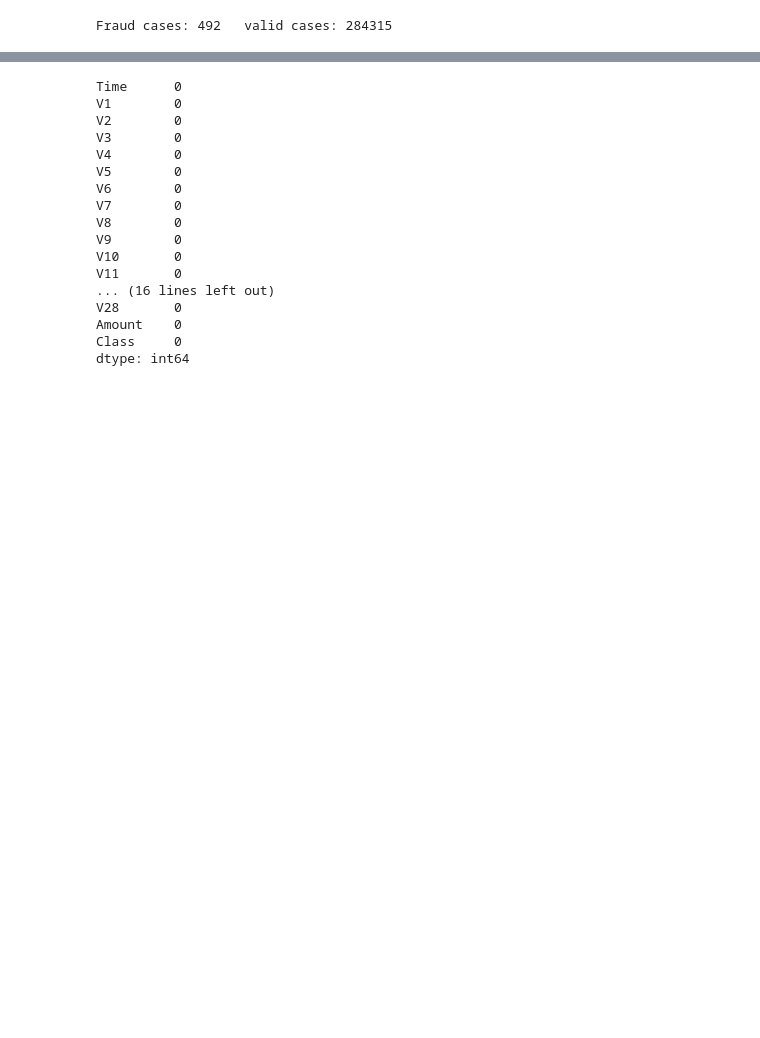
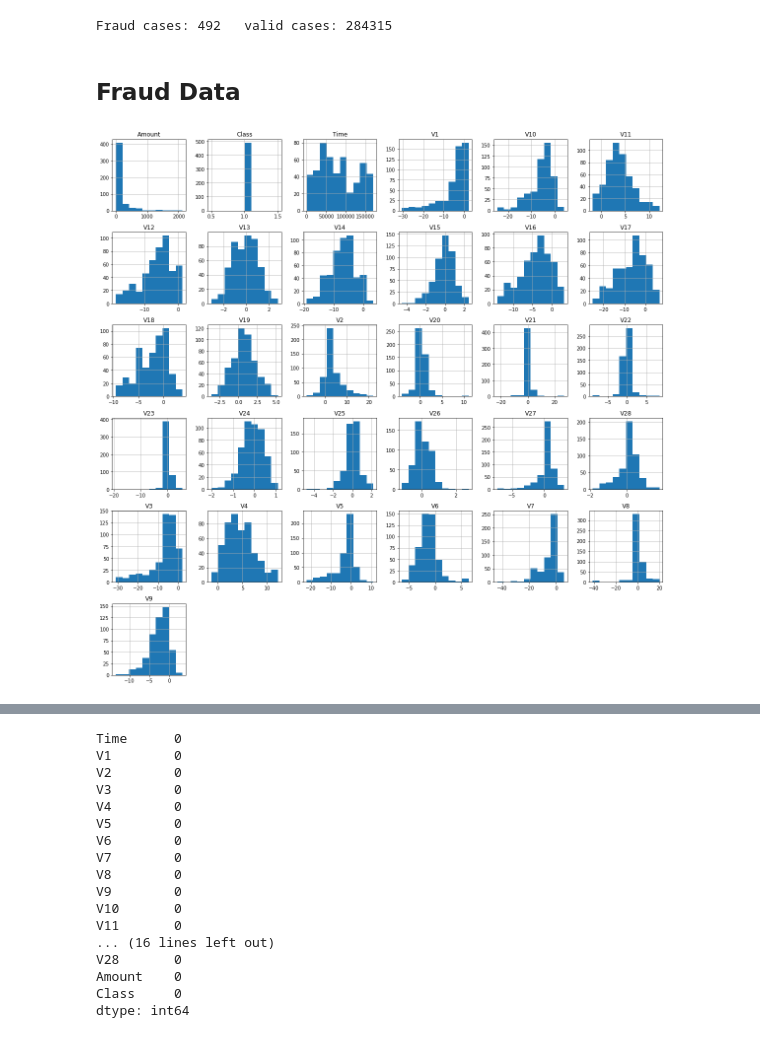
Before and after one commit to AbhishekSalian/Credit-Card-Fraud-Detection, a Jupyter notebook: Credit Card Fraud Detection.ipynb, the cells around one changed output, grey strips where cells are left out. Saved outputs shown, nothing was run; the diff lists cells and outputs as text; code cells hidden in the pictures; blank space fills up the shorter version.

```diff
--- a/Credit Card Fraud Detection.ipynb
+++ b/Credit Card Fraud Detection.ipynb
@@ -22,3 +46,10 @@ valid=data[data['Class']==0]
 print("Fraud cases:",len(fraud)," ","valid cases:",len(valid))
 # %% [output]
 Fraud cases: 492   valid cases: 284315
+# %% [markdown]
+## Fraud Data
+# %%
+fraud.hist(figsize=(20,20))
+plt.show()
+# %% [output]
+[figure, added]
```
Also changed, not shown: parts of 41 cells of this notebook.
